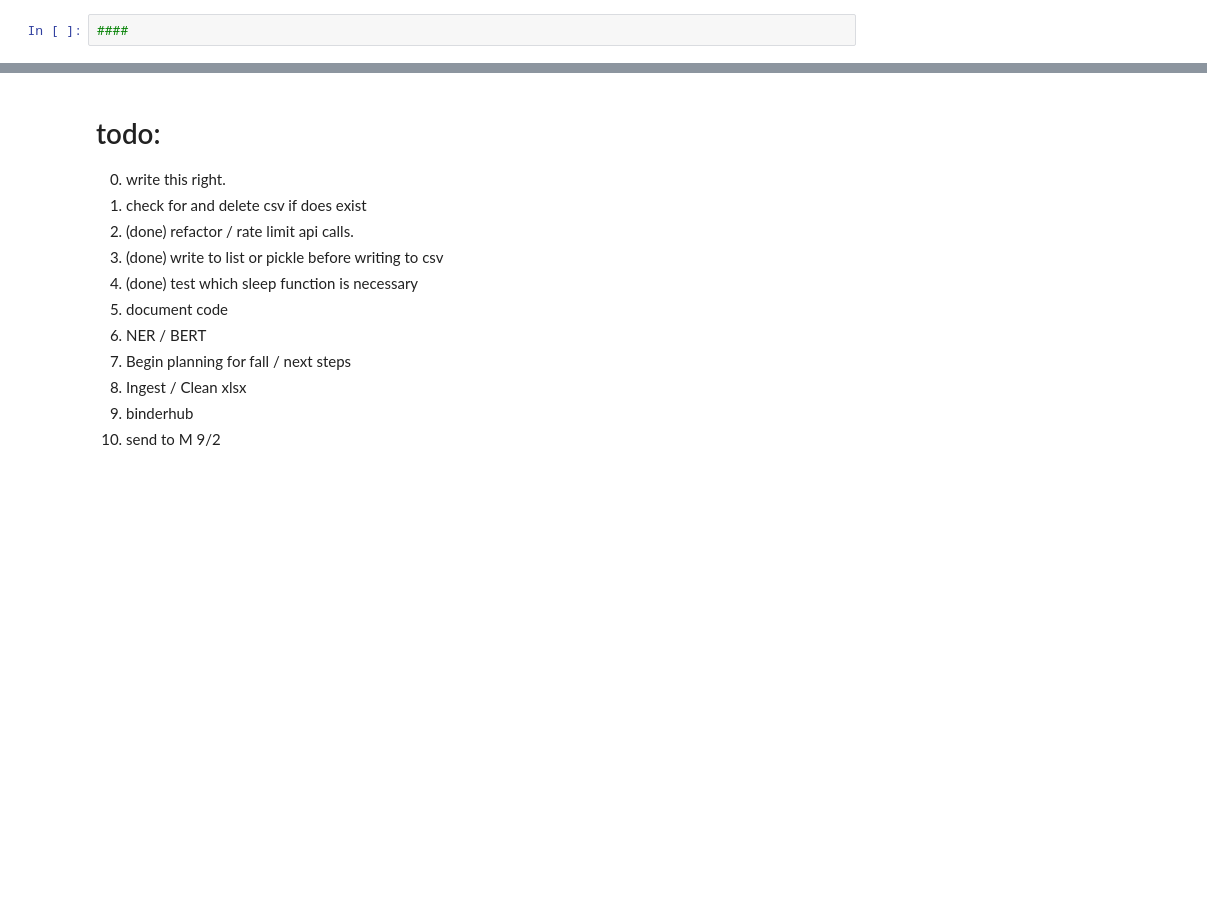
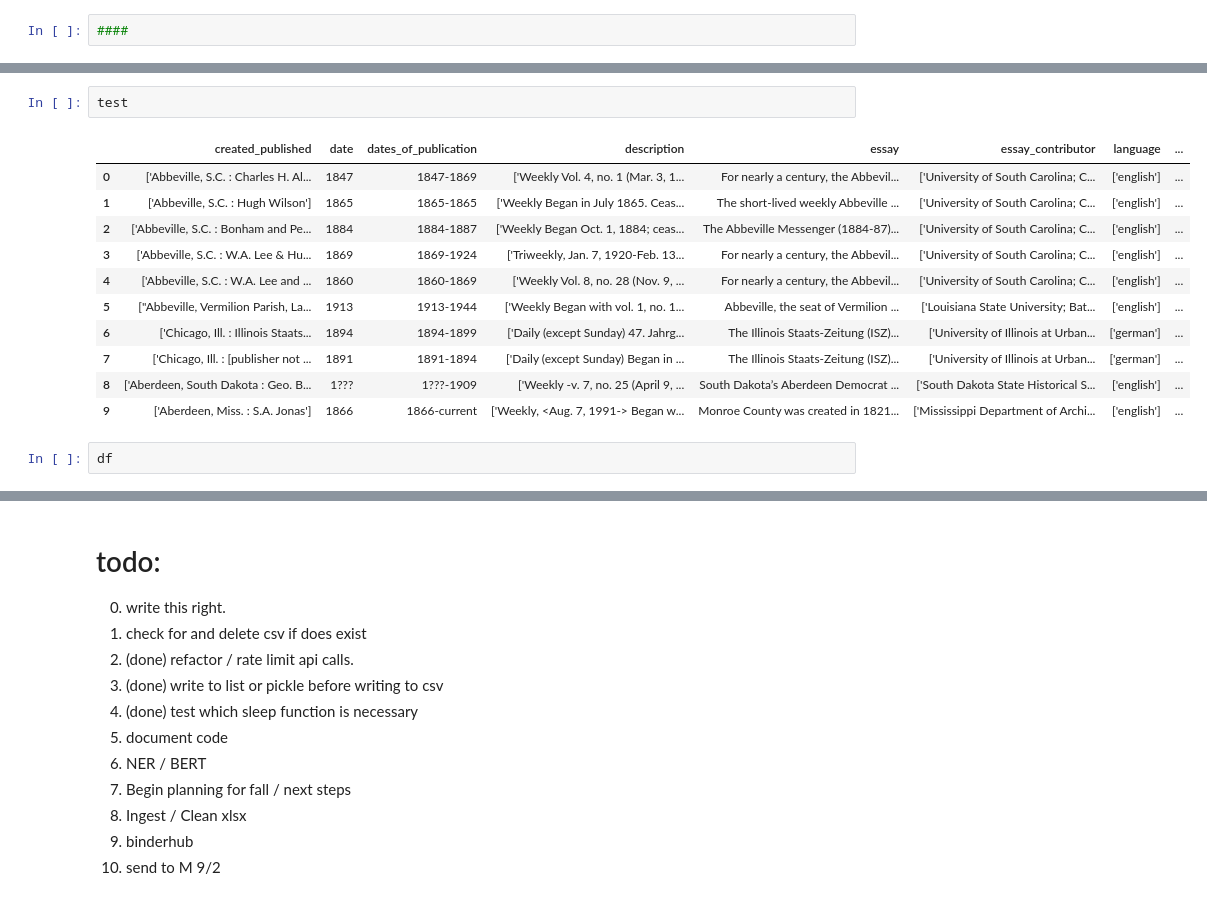
Before and after one commit to danieljohnevans/chronamdatasets, a Jupyter notebook: analysis.ipynb, the cells around one changed output, grey strips where cells are left out. Drawn from its saved outputs; the diff is of its cells as text; blank space fills up the shorter version.

```diff
--- a/analysis.ipynb
+++ b/analysis.ipynb
@@ -292,3 +252,19 @@ KeyboardInterrupt:
+# %%
+test
+# %% [output]
+|  | created_published | date | dates_of_publication | description | essay | essay_contributor | language | ... |
+| 0 | ['Abbeville, S.C. : Charles H. Al... | 1847 | 1847-1869 | ['Weekly Vol. 4, no. 1 (Mar. 3, 1... | For nearly a century, the Abbevil... | ['University of South Carolina; C... | ['english'] | ... |
+| 1 | ['Abbeville, S.C. : Hugh Wilson'] | 1865 | 1865-1865 | ['Weekly Began in July 1865. Ceas... | The short-lived weekly Abbeville ... | ['University of South Carolina; C... | ['english'] | ... |
+| 2 | ['Abbeville, S.C. : Bonham and Pe... | 1884 | 1884-1887 | ['Weekly Began Oct. 1, 1884; ceas... | The Abbeville Messenger (1884-87)... | ['University of South Carolina; C... | ['english'] | ... |
+| 3 | ['Abbeville, S.C. : W.A. Lee & Hu... | 1869 | 1869-1924 | ['Triweekly, Jan. 7, 1920-Feb. 13... | For nearly a century, the Abbevil... | ['University of South Carolina; C... | ['english'] | ... |
+| 4 | ['Abbeville, S.C. : W.A. Lee and ... | 1860 | 1860-1869 | ['Weekly Vol. 8, no. 28 (Nov. 9, ... | For nearly a century, the Abbevil... | ['University of South Carolina; C... | ['english'] | ... |
+| 5 | ["Abbeville, Vermilion Parish, La... | 1913 | 1913-1944 | ['Weekly Began with vol. 1, no. 1... | Abbeville, the seat of Vermilion ... | ['Louisiana State University; Bat... | ['english'] | ... |
+| 6 | ['Chicago, Ill. : Illinois Staats... | 1894 | 1894-1899 | ['Daily (except Sunday) 47. Jahrg... | The Illinois Staats-Zeitung (ISZ)... | ['University of Illinois at Urban... | ['german'] | ... |
+| 7 | ['Chicago, Ill. : [publisher not ... | 1891 | 1891-1894 | ['Daily (except Sunday) Began in ... | The Illinois Staats-Zeitung (ISZ)... | ['University of Illinois at Urban... | ['german'] | ... |
+| 8 | ['Aberdeen, South Dakota : Geo. B... | 1??? | 1???-1909 | ['Weekly -v. 7, no. 25 (April 9, ... | South Dakota’s Aberdeen Democrat ... | ['South Dakota State Historical S... | ['english'] | ... |
+| 9 | ['Aberdeen, Miss. : S.A. Jonas'] | 1866 | 1866-current | ['Weekly, <Aug. 7, 1991-> Began w... | Monroe County was created in 1821... | ['Mississippi Department of Archi... | ['english'] | ... |
+# %%
+df
 # %%
 people
 # %% [output]
```
Also changed, not shown: parts of 30 cells of this notebook, 1 other file.
